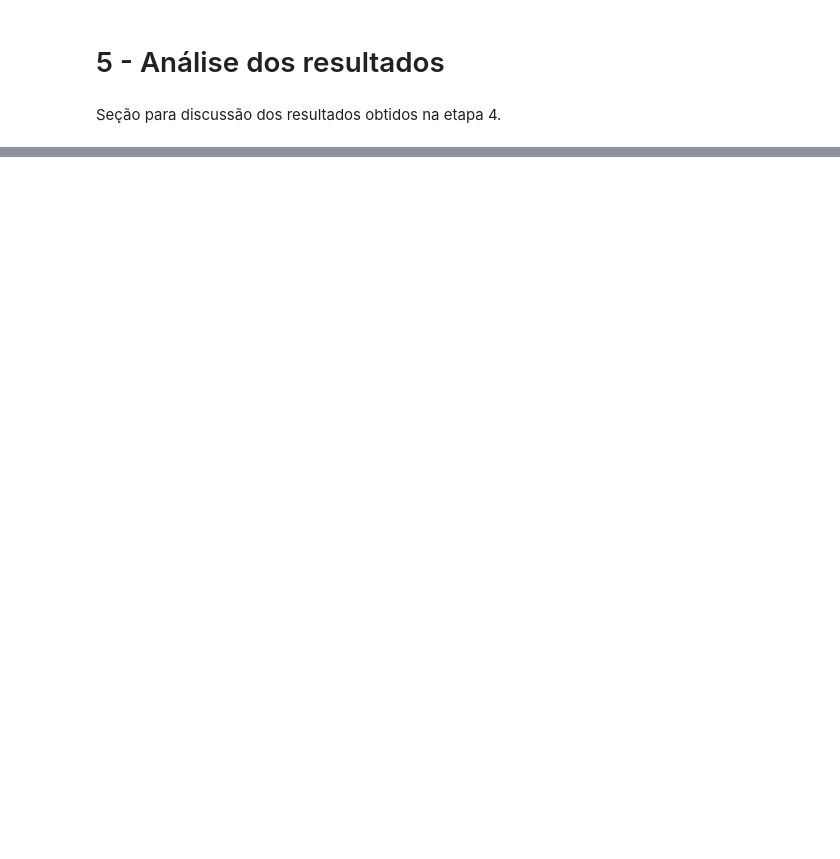
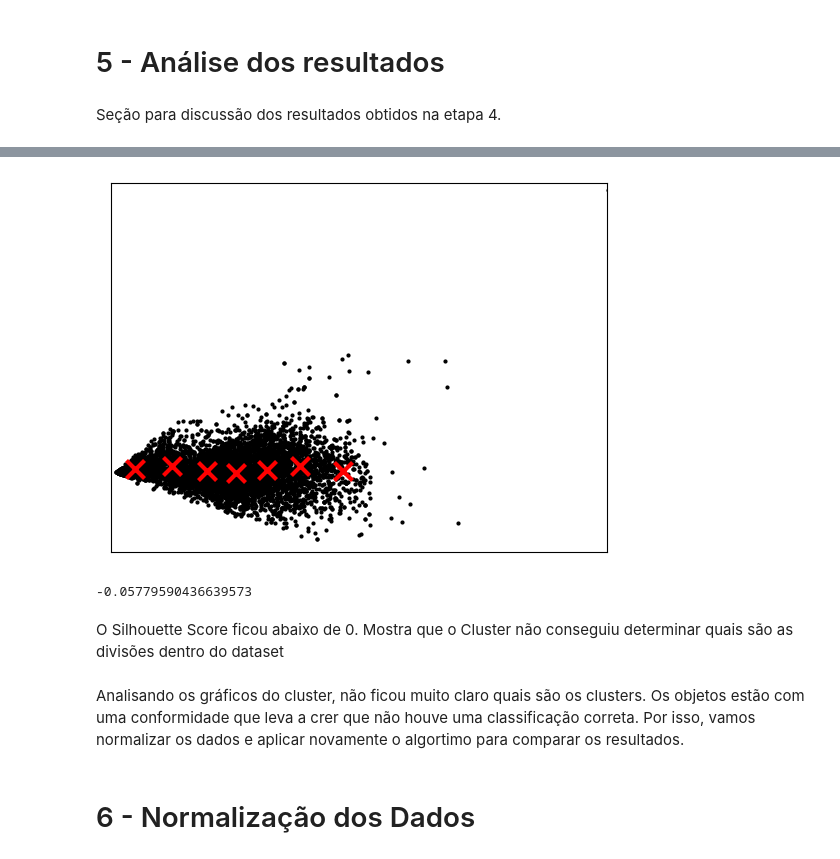
Before and after one commit to marcosmorais94/wine_quality, a Jupyter notebook: wine_cluster.ipynb, the cells around one changed output, grey strips where cells are left out. Cells and saved outputs as stored; diff of their text form; code cells hidden in the pictures; blank space fills up the shorter version.

```diff
--- a/wine_cluster.ipynb
+++ b/wine_cluster.ipynb
@@ -146,3 +151,7 @@ As médias estão um pouco distantes das medianas na maioria dos casos, a difere
 ## 3 - Pré Processamento
 # %% [markdown]
 Nesta seção vamos realizar as transformações necessárias nos dados para aplicação da análise via cluster.
+# %%
+# Remove a variável quality porque contém a classe do dataset
+bd_cluster = bd.iloc[:,0:11]
+bd_cluster.head()
@@ -149,3 +165,7 @@ Nesta seção vamos realizar as transformações necessárias nos dados para apl
+# %%
+# Aplica redução de dimensionalidade
+
+pca = PCA(n_components = 2).fit_transform(bd_cluster)
 # %% [markdown]
 # 4 - Modelo Cluster
 # %% [markdown]
@@ -153,3 +214,10 @@ Nesta seção vamos aplicar os algoritmos de cluster nos dados pré-processados
+# %%
+# Obtém os valores mínimos e máximos e organiza o shape
+x_min, x_max = pca[:, 0].min() - 5, pca[:, 0].max() - 1
+y_min, y_max = pca[:, 1].min() + 1, pca[:, 1].max() + 5
+xx, yy = np.meshgrid(np.arange(x_min, x_max, .02), np.arange(y_min, y_max, .02))
+Z = modelo_v1.predict(np.c_[xx.ravel(), yy.ravel()])
+Z = Z.reshape(xx.shape)
 # %% [markdown]
 # 5 - Análise dos resultados
 # %% [markdown]
@@ -156,0 +230,25 @@ Seção para discussão dos resultados obtidos na etapa 4.
+# %%
+# Plot dos centróides
+plt.plot(pca[:, 0], pca[:, 1], 'k.', markersize = 4)
+centroids = modelo_v1.cluster_centers_
+inert = modelo_v1.inertia_
+plt.scatter(centroids[:, 0], centroids[:, 1], marker = 'x', s = 169, linewidths = 3, color = 'r', zorder = 8)
+plt.xlim(x_min, x_max)
+plt.ylim(y_min, y_max)
+plt.xticks(())
+plt.yticks(())
+plt.show()
+# %% [output]
+[figure, added]
+# %%
+# Silhouette Score
+labels = modelo_v1.labels_
+silhouette_score(pca, labels, metric = 'euclidean')
+# %% [output]
+-0.05779590436639573
+# %% [markdown]
+O Silhouette Score ficou abaixo de 0. Mostra que o Cluster não conseguiu determinar quais são as divisões dentro do dataset
+# %% [markdown]
+Analisando os gráficos do cluster, não ficou muito claro quais são os clusters. Os objetos estão com uma conformidade que leva a crer que não houve uma classificação correta. Por isso, vamos normalizar os dados e aplicar novamente o algortimo para comparar os resultados.
+# %% [markdown]
+# 6 - Normalização dos Dados
```
Also changed, not shown: parts of 35 cells of this notebook.
